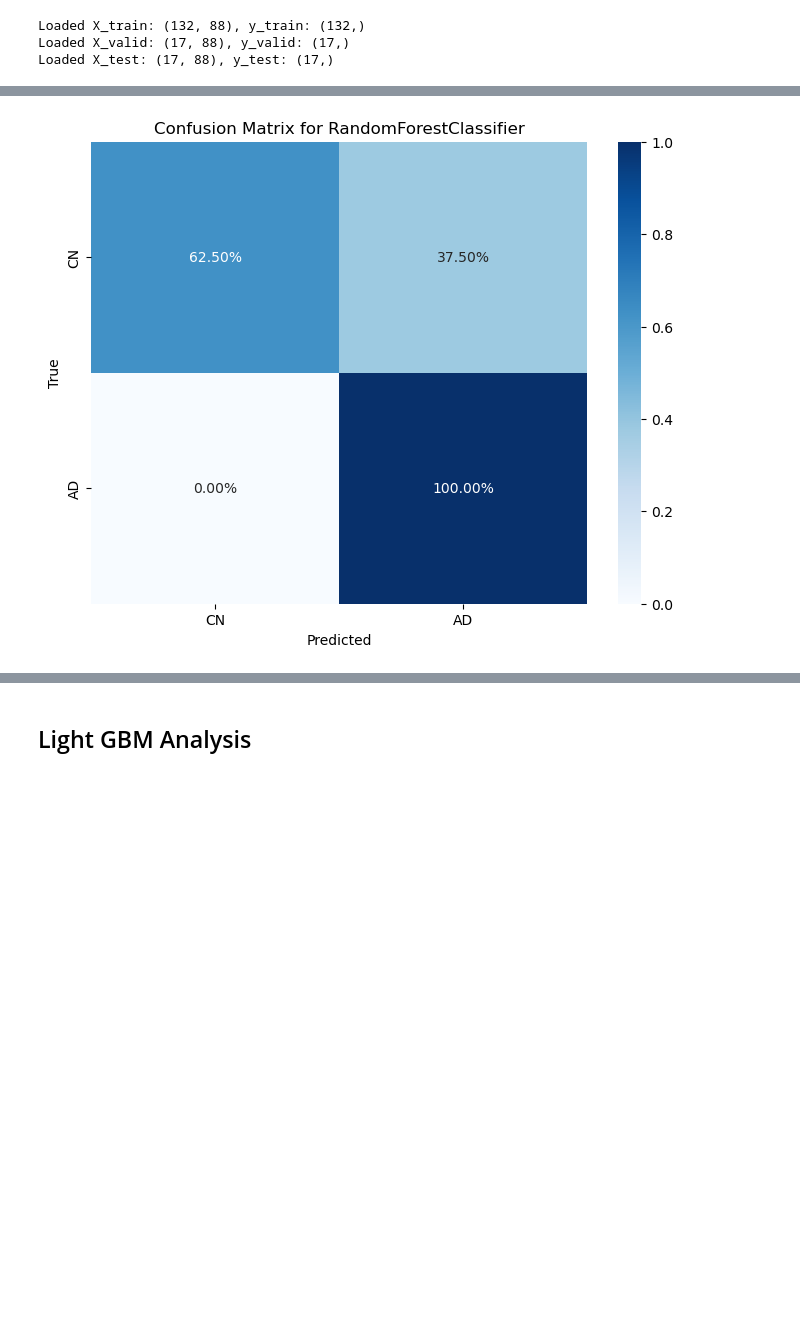
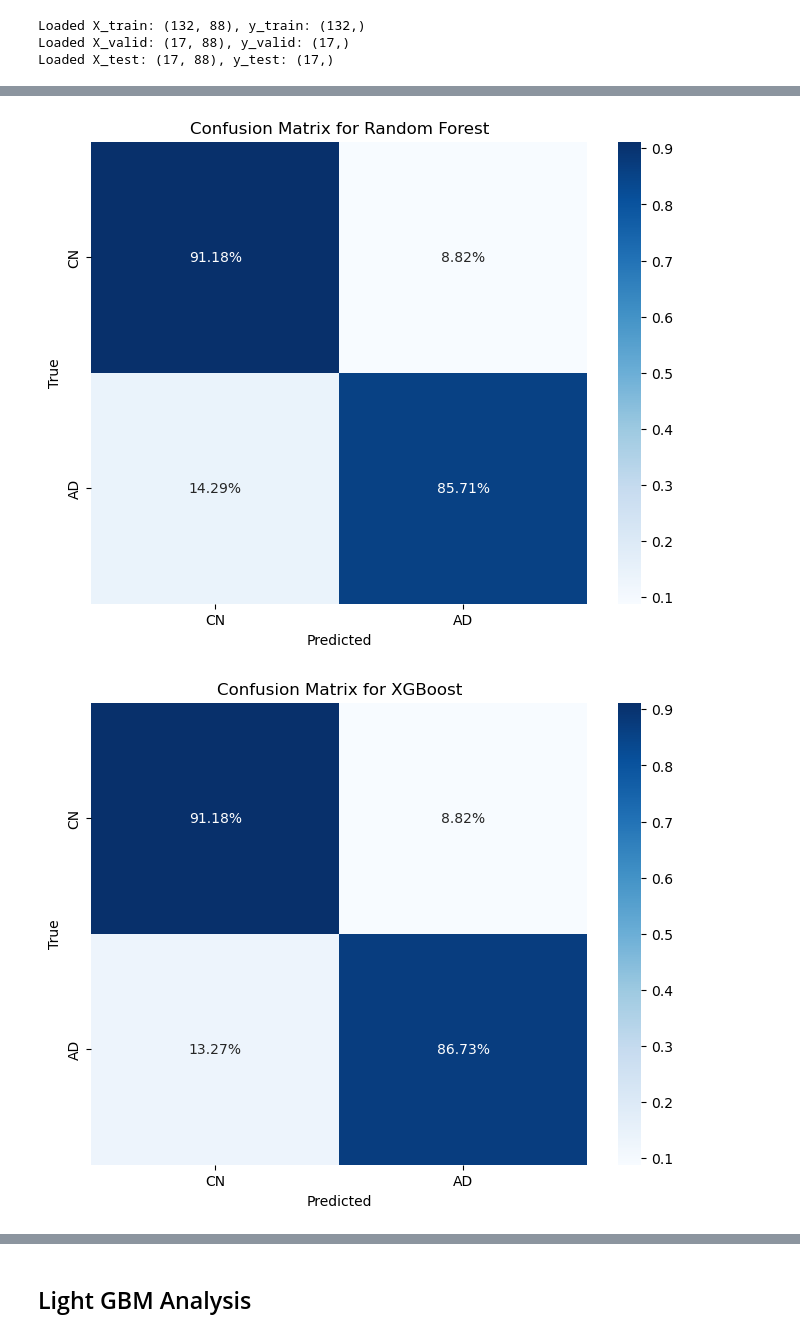
Before and after one commit to toribiodiego/VIP-Dementia, a Jupyter notebook: notebooks/eGeMaps/16000.ipynb, the cells around one changed output, grey strips where cells are left out. Drawn from its saved outputs; the diff is of its cells as text; code cells hidden in the pictures; blank space fills up the shorter version.

Commit message:
added logic to get ROC, Confusion Matrix, and Accuracy Scores

```diff
--- a/notebooks/eGeMaps/16000.ipynb
+++ b/notebooks/eGeMaps/16000.ipynb
@@ -191,0 +191,8 @@ for model in classification_models:
+# %%
+model_outputs = {}
+for name, model in models.items():
+    model.fit(X_train, y_train)  # Train model
+    probs = model.predict_proba(X_test)[:, 1]
+    preds = model.predict(X_test)
+    model_outputs[name] = (probs, preds)
+print("All models trained and predictions stored.")
@@ -192,4 +260,11 @@ for model in classification_models:
 # %%
-scores_df = pd.DataFrame(scores,columns=['Classifier','Accuracy Score'])
-scores_df.sort_values(by='Accuracy Score',axis=0,ascending=False)
+
+
+plt.figure(figsize=(6, 7))
+colors = {'Random Forest': '#00FF00', 'XGBoost': '#0000FF', 'LightGBM': '#FF0000'}
+
+for name, outputs in model_outputs.items():
+    get_roc_curve(y_test, outputs[0], name, colors[name])
+
+plt.show()
 # %% [output]
@@ -207,24 +272,8 @@ scores_df.sort_values(by='Accuracy Score',axis=0,ascending=False)
 # %%
-import numpy as np
-import matplotlib.pyplot as plt
-from sklearn.metrics import confusion_matrix
-import seaborn as sns
-from sklearn.ensemble import RandomForestClassifier
+class_names = ['CN', 'AD']
 
-def plot_confusion_matrix(clf, X_test, y_test, class_names):
-    y_pred = clf.predict(X_test)
-    cm = confusion_matrix(y_test, y_pred)
-    cm_percent = cm.astype('float') / cm.sum(axis=1)[:, np.newaxis]  # Convert counts to percentage
-
-    fig, ax = plt.subplots(figsize=(8, 6))  # Larger figure size for better readability
-    sns.heatmap(cm_percent, annot=True, fmt=".2%", cmap='Blues', xticklabels=class_names, yticklabels=class_names, ax=ax)
-    plt.title(f'Confusion Matrix for {type(clf).__name__}')
-    plt.xlabel('Predicted')
-    plt.ylabel('True')
-
-    plt.show()
-
-class_names = ['CN', 'AD']
-plot_confusion_matrix(RandomForestClassifier().fit(X_train, y_train), X_test, y_test, class_names)
+for name, outputs in model_outputs.items():
+    get_confusion_matrix(y_test, outputs[1], class_names, name)
 # %% [output]
-[figure, old version]
+[figure, new version]
+[figure, added]
```
Also changed, not shown: parts of 10 cells of this notebook, 1 other file.
